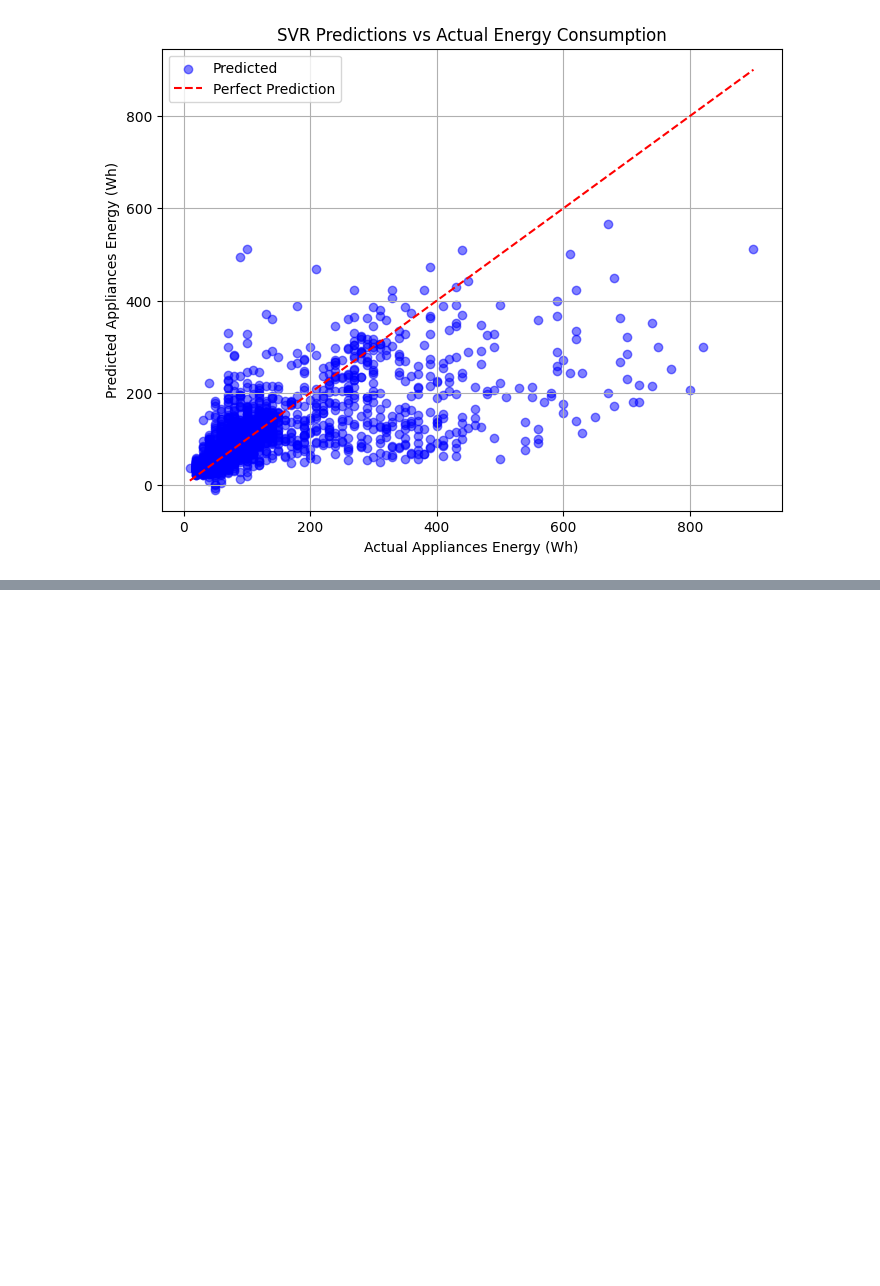
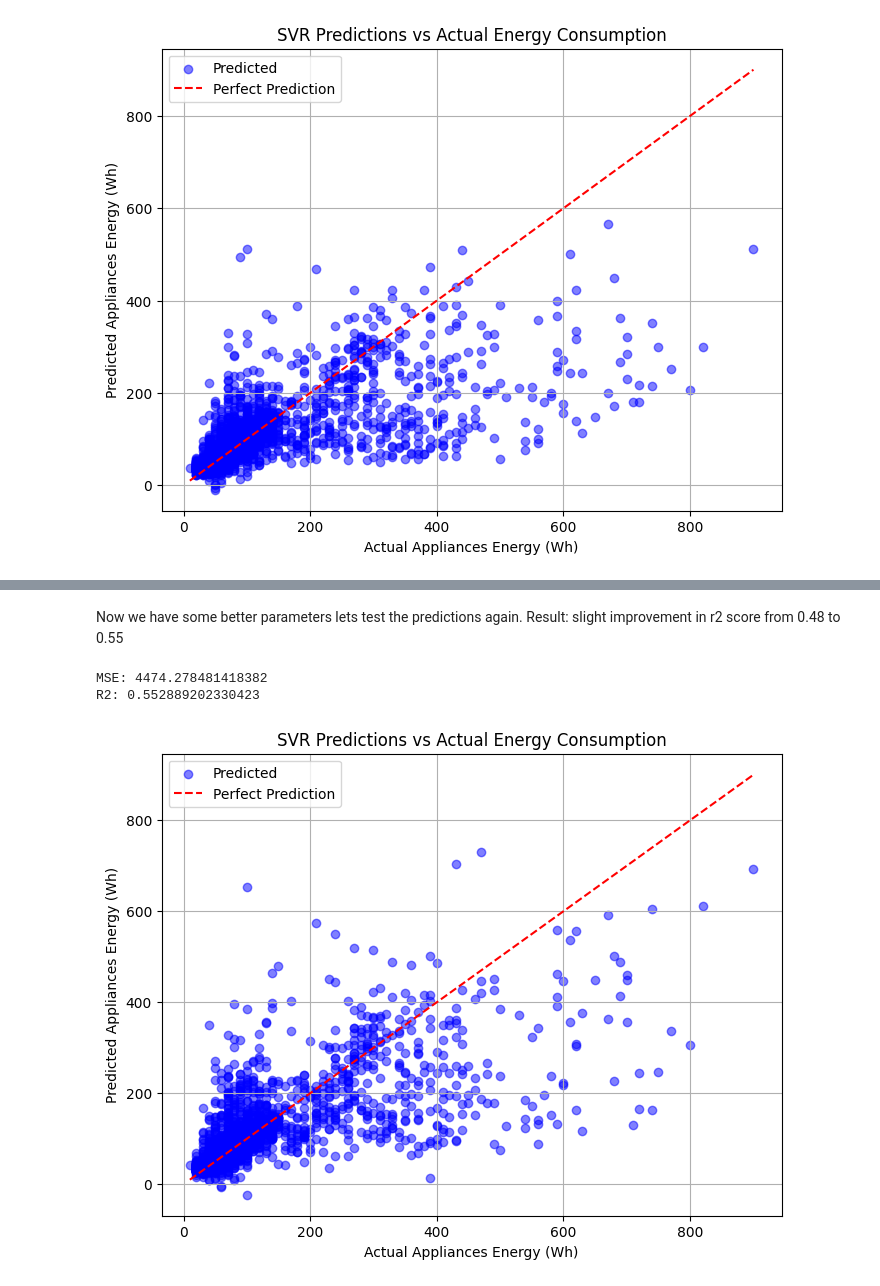
Before and after one commit to MasonLeeCity123/Introduction-to-AI-groupwork, a Jupyter notebook: MasonNotebook.ipynb, the cells around one changed output, grey strips where cells are left out. Cells and saved outputs as stored; diff of their text form; code cells hidden in the pictures; blank space fills up the shorter version.

```diff
--- a/MasonNotebook.ipynb
+++ b/MasonNotebook.ipynb
@@ -96,0 +156,18 @@ R2: 0.4832169447027779
+# %%
+pipe = Pipeline([
+    ('poly', PolynomialFeatures(degree=2, include_bias=False)),
+    ('svr', LinearSVR(C=10, epsilon=0.1, max_iter=10000))
+])
+
+pipe.fit(X_train_scaled, y_train_scaled)
+
+y_pred_scaled = pipe.predict(X_test_scaled)
+
+y_pred = scaler_y.inverse_transform(
+    y_pred_scaled.reshape(-1, 1)
+).ravel()
+
+
+r2 = r2_score(y_test, y_pred)
+
+print("R2:", r2)
@@ -96,0 +215,42 @@ R2: 0.4832169447027779
+# %% [markdown]
+Now we have some better parameters lets test the predictions again. Result: slight improvement in r2 score from 0.48 to 0.55
+# %%
+
+
+
+best_params = {'C': 10, 'epsilon': 0.1, 'gamma': 0.5}
+
+svr = SVR(kernel='rbf', **best_params)
+
+
+svr.fit(X_train_scaled, y_train_scaled)
+
+
+y_pred_scaled = svr.predict(X_test_scaled)
+
+
+y_pred = scaler_y.inverse_transform(y_pred_scaled.reshape(-1, 1)).ravel()
+
+
+mse = mean_squared_error(y_test, y_pred)
+r2 = r2_score(y_test, y_pred)
+
+print("MSE:", mse)
+print("R2:", r2)
+
+
+plt.figure(figsize=(8, 6))
+plt.scatter(y_test, y_pred, alpha=0.5, color='blue', label='Predicted')
+plt.plot([y_test.min(), y_test.max()],
+         [y_test.min(), y_test.max()],
+         'r--', label='Perfect Prediction')
+plt.xlabel('Actual Appliances Energy (Wh)')
+plt.ylabel('Predicted Appliances Energy (Wh)')
+plt.title('SVR Predictions vs Actual Energy Consumption')
+plt.legend()
+plt.grid(True)
+plt.show()
+# %% [output]
+MSE: 4474.278481418382
+R2: 0.552889202330423
+[figure, added]
```
Also changed, not shown: parts of 25 cells of this notebook.
